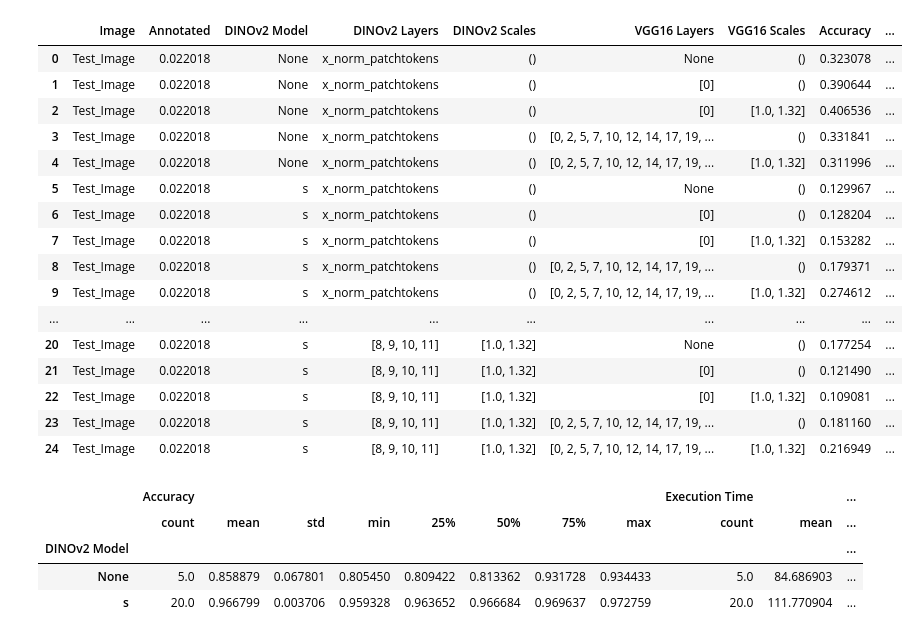
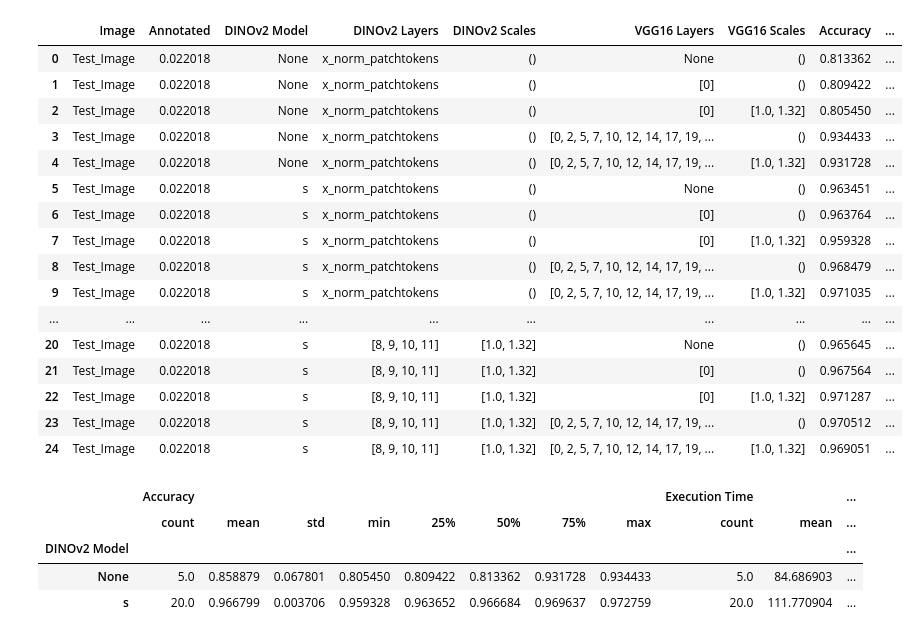
Before and after one commit to quasar1357/dino_paint, a Jupyter notebook: dino_evaluate.ipynb, the cells around one changed output. Drawn from its saved outputs; the diff is of its cells as text; code cells hidden in the pictures.

```diff
--- a/dino_evaluate.ipynb
+++ b/dino_evaluate.ipynb
@@ -10,21 +5,0 @@ test_df = pd.read_csv("accuracies_231128035352.csv", na_filter=False)
-# %%
-test_df
-# test_df[test_df['VGG16 Layers'] == "None"]
-# %% [output]
-|  | Image | Annotated | DINOv2 Model | DINOv2 Layers | DINOv2 Scales | VGG16 Layers | VGG16 Scales | Accuracy | ... |
-| 0 | Test_Image | 0.022018 | None | x_norm_patchtokens | () | None | () | 0.323078 | ... |
-| 1 | Test_Image | 0.022018 | None | x_norm_patchtokens | () | [0] | () | 0.390644 | ... |
-| 2 | Test_Image | 0.022018 | None | x_norm_patchtokens | () | [0] | [1.0, 1.32] | 0.406536 | ... |
-| 3 | Test_Image | 0.022018 | None | x_norm_patchtokens | () | [0, 2, 5, 7, 10, 12, 14, 17, 19, ... | () | 0.331841 | ... |
-| 4 | Test_Image | 0.022018 | None | x_norm_patchtokens | () | [0, 2, 5, 7, 10, 12, 14, 17, 19, ... | [1.0, 1.32] | 0.311996 | ... |
-| 5 | Test_Image | 0.022018 | s | x_norm_patchtokens | () | None | () | 0.129967 | ... |
-| 6 | Test_Image | 0.022018 | s | x_norm_patchtokens | () | [0] | () | 0.128204 | ... |
-| 7 | Test_Image | 0.022018 | s | x_norm_patchtokens | () | [0] | [1.0, 1.32] | 0.153282 | ... |
-| 8 | Test_Image | 0.022018 | s | x_norm_patchtokens | () | [0, 2, 5, 7, 10, 12, 14, 17, 19, ... | () | 0.179371 | ... |
-| 9 | Test_Image | 0.022018 | s | x_norm_patchtokens | () | [0, 2, 5, 7, 10, 12, 14, 17, 19, ... | [1.0, 1.32] | 0.274612 | ... |
-| ... | ... | ... | ... | ... | ... | ... | ... | ... | ... |
-| 20 | Test_Image | 0.022018 | s | [8, 9, 10, 11] | [1.0, 1.32] | None | () | 0.177254 | ... |
-| 21 | Test_Image | 0.022018 | s | [8, 9, 10, 11] | [1.0, 1.32] | [0] | () | 0.121490 | ... |
-| 22 | Test_Image | 0.022018 | s | [8, 9, 10, 11] | [1.0, 1.32] | [0] | [1.0, 1.32] | 0.109081 | ... |
-| 23 | Test_Image | 0.022018 | s | [8, 9, 10, 11] | [1.0, 1.32] | [0, 2, 5, 7, 10, 12, 14, 17, 19, ... | () | 0.181160 | ... |
-| 24 | Test_Image | 0.022018 | s | [8, 9, 10, 11] | [1.0, 1.32] | [0, 2, 5, 7, 10, 12, 14, 17, 19, ... | [1.0, 1.32] | 0.216949 | ... |
@@ -31 +16,21 @@ test_df
+# %%
+models_with_scales_df
+# %% [output]
+|  | Image | Annotated | DINOv2 Model | DINOv2 Layers | DINOv2 Scales | VGG16 Layers | VGG16 Scales | Accuracy | ... |
+| 0 | Test_Image | 0.022018 | None | x_norm_patchtokens | () | None | () | 0.813362 | ... |
+| 1 | Test_Image | 0.022018 | None | x_norm_patchtokens | () | [0] | () | 0.809422 | ... |
+| 2 | Test_Image | 0.022018 | None | x_norm_patchtokens | () | [0] | [1.0, 1.32] | 0.805450 | ... |
+| 3 | Test_Image | 0.022018 | None | x_norm_patchtokens | () | [0, 2, 5, 7, 10, 12, 14, 17, 19, ... | () | 0.934433 | ... |
+| 4 | Test_Image | 0.022018 | None | x_norm_patchtokens | () | [0, 2, 5, 7, 10, 12, 14, 17, 19, ... | [1.0, 1.32] | 0.931728 | ... |
+| 5 | Test_Image | 0.022018 | s | x_norm_patchtokens | () | None | () | 0.963451 | ... |
+| 6 | Test_Image | 0.022018 | s | x_norm_patchtokens | () | [0] | () | 0.963764 | ... |
+| 7 | Test_Image | 0.022018 | s | x_norm_patchtokens | () | [0] | [1.0, 1.32] | 0.959328 | ... |
+| 8 | Test_Image | 0.022018 | s | x_norm_patchtokens | () | [0, 2, 5, 7, 10, 12, 14, 17, 19, ... | () | 0.968479 | ... |
+| 9 | Test_Image | 0.022018 | s | x_norm_patchtokens | () | [0, 2, 5, 7, 10, 12, 14, 17, 19, ... | [1.0, 1.32] | 0.971035 | ... |
+| ... | ... | ... | ... | ... | ... | ... | ... | ... | ... |
+| 20 | Test_Image | 0.022018 | s | [8, 9, 10, 11] | [1.0, 1.32] | None | () | 0.965645 | ... |
+| 21 | Test_Image | 0.022018 | s | [8, 9, 10, 11] | [1.0, 1.32] | [0] | () | 0.967564 | ... |
+| 22 | Test_Image | 0.022018 | s | [8, 9, 10, 11] | [1.0, 1.32] | [0] | [1.0, 1.32] | 0.971287 | ... |
+| 23 | Test_Image | 0.022018 | s | [8, 9, 10, 11] | [1.0, 1.32] | [0, 2, 5, 7, 10, 12, 14, 17, 19, ... | () | 0.970512 | ... |
+| 24 | Test_Image | 0.022018 | s | [8, 9, 10, 11] | [1.0, 1.32] | [0, 2, 5, 7, 10, 12, 14, 17, 19, ... | [1.0, 1.32] | 0.969051 | ... |
 # %%
```
Also changed, not shown: parts of 14 cells of this notebook, 9 other files.
